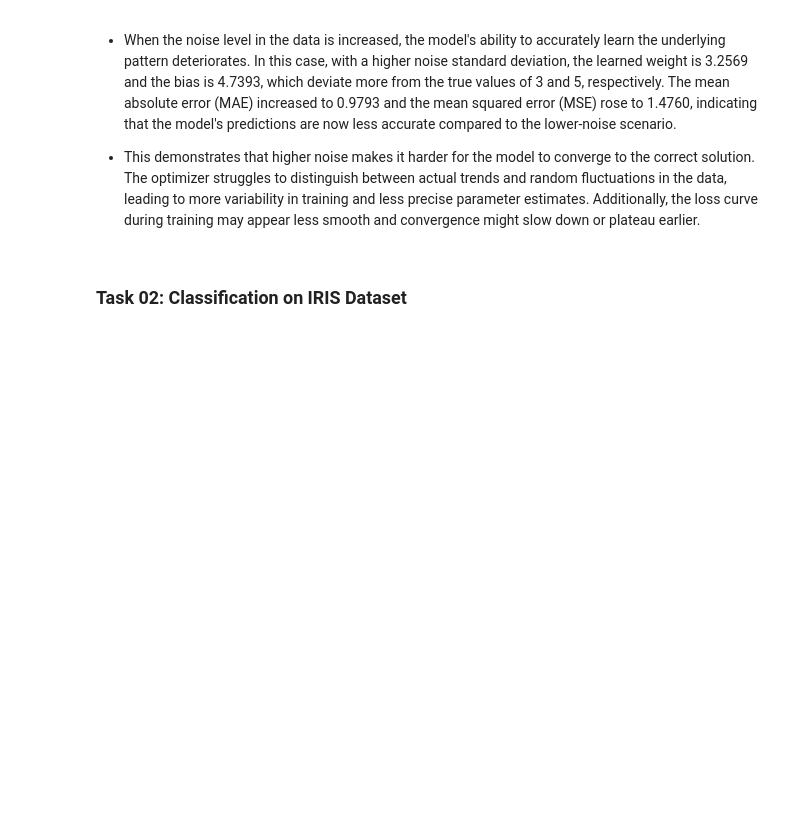
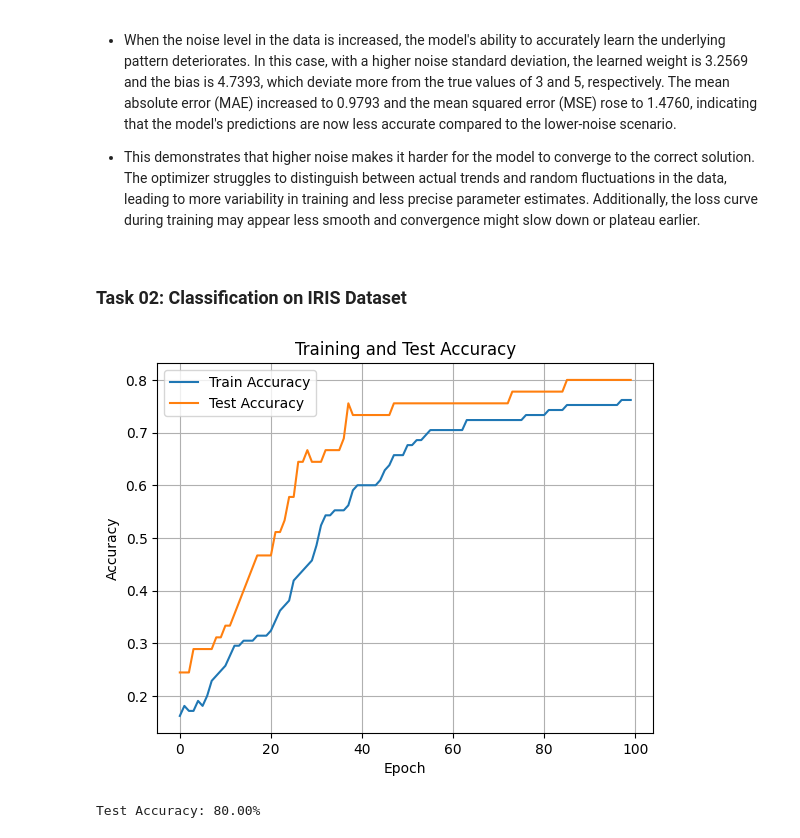
Before and after one commit to KATTA-00/CO542-Neural-Networks-Labs, a Jupyter notebook: lab07/E19129_lab07.ipynb, the cells around one changed output. Cells and saved outputs as stored; diff of their text form; code cells hidden in the pictures; blank space fills up the shorter version.

```diff
--- a/lab07/E19129_lab07.ipynb
+++ b/lab07/E19129_lab07.ipynb
@@ -172,3 +172,56 @@ Mean Squared Error from true equation: 1.4760
 - This demonstrates that higher noise makes it harder for the model to converge to the correct solution. The optimizer struggles to distinguish between actual trends and random fluctuations in the data, leading to more variability in training and less precise parameter estimates. Additionally, the loss curve during training may appear less smooth and convergence might slow down or plateau earlier.
 # %% [markdown]
 ### Task 02: Classification on IRIS Dataset
+# %%
+from sklearn.datasets import load_iris
+from sklearn.model_selection import train_test_split
+from sklearn.preprocessing import StandardScaler
+import tensorflow as tf
+import numpy as np
+import matplotlib.pyplot as plt
+
+# Load the Iris dataset
+iris = load_iris()
+X = iris.data[:, :2]  # Use only the first two features
+y = iris.target
+
+# One-hot encode labels
+y_encoded = tf.keras.utils.to_categorical(y)
+
+# Train-test split
+X_train, X_test, y_train, y_test = train_test_split(X, y_encoded, test_size=0.3, random_state=42)
+
+# Feature scaling for better performance
+scaler = StandardScaler()
+X_train = scaler.fit_transform(X_train)
+X_test = scaler.transform(X_test)
+# %%
+# Define a simple neural network model
+model = tf.keras.Sequential([
+    tf.keras.layers.Dense(10, activation='relu', input_shape=(2,)),
+    tf.keras.layers.Dense(3, activation='softmax')  # 3 classes
+])
+# %%
+# Compile the model
+model.compile(optimizer='adam', loss='categorical_crossentropy', metrics=['accuracy'])
+# %%
+# Train the model
+history = model.fit(X_train, y_train, epochs=100, verbose=0, validation_data=(X_test, y_test))
+
+# Plot training and validation accuracy
+plt.plot(history.history['accuracy'], label='Train Accuracy')
+plt.plot(history.history['val_accuracy'], label='Test Accuracy')
+plt.xlabel('Epoch')
+plt.ylabel('Accuracy')
+plt.legend()
+plt.title("Training and Test Accuracy")
+plt.grid(True)
+plt.show()
+# %% [output]
+[figure, added]
+# %%
+# Evaluate classification accuracy on the test set
+loss, accuracy = model.evaluate(X_test, y_test, verbose=0)
+print(f"Test Accuracy: {accuracy * 100:.2f}%")
+# %% [output]
+Test Accuracy: 80.00%
```
Also changed, not shown: parts of 32 cells of this notebook.
